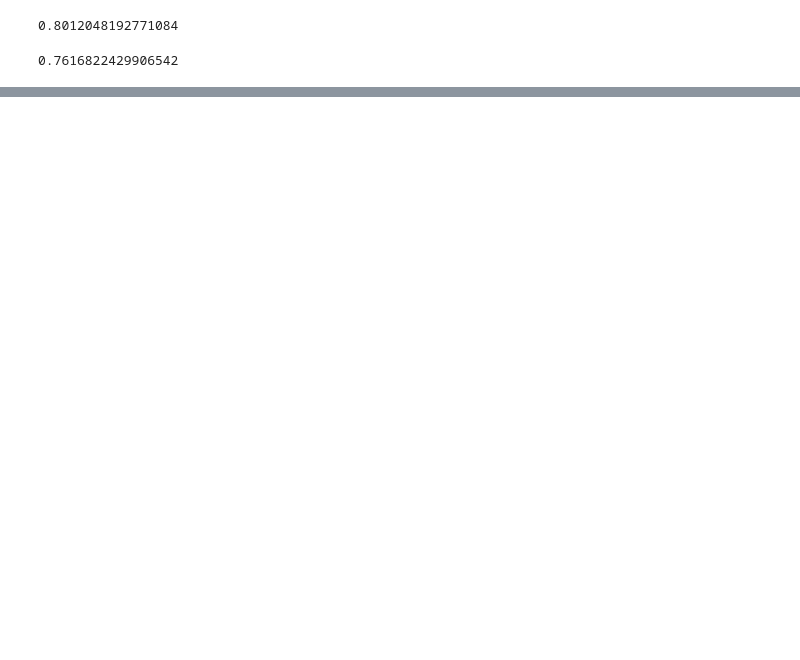
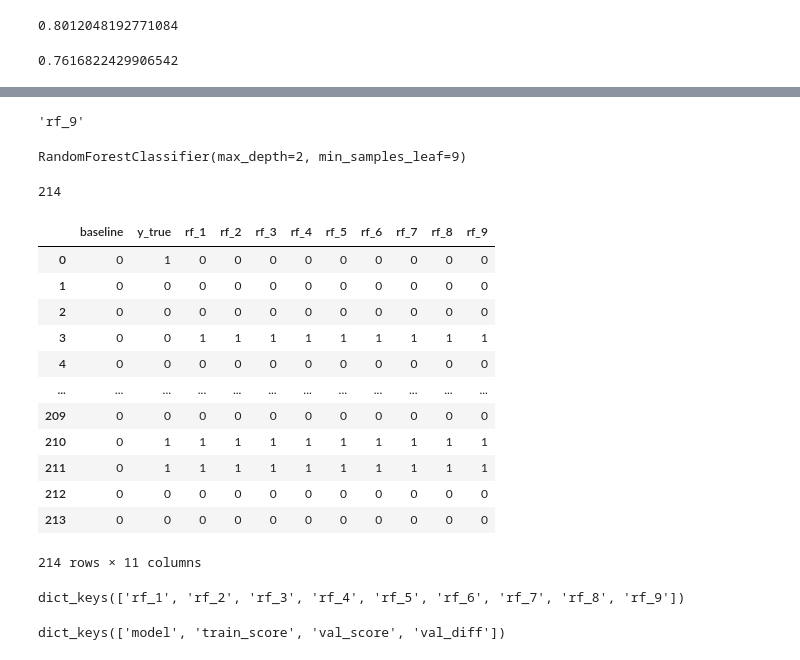
Before and after one commit to DHILL2123/Classification-Exercises, a Jupyter notebook: decision_tree & random_forest.ipynb, the cells around one changed output, grey strips where cells are left out. Cells and saved outputs as stored; diff of their text form; code cells hidden in the pictures; blank space fills up the shorter version.

```diff
--- a/decision_tree & random_forest.ipynb
+++ b/decision_tree & random_forest.ipynb
@@ -426,0 +540,22 @@ array=[1. 0. 0. 0. 0. 0. 1. 0. 1. 0. 0. 1. 1. 0. 0. 0. 0. 1. 1. 0. 0. 0. 1. 0.
+# %%
+# I perhaps would do the same thing I did before with a loop!
+rf_model_dict = {}
+for i in [pair for pair in zip(range(1,10),
+                                range(10,1,-1))]:
+    clf = RandomForestClassifier(min_samples_leaf=i[0],
+                                 max_depth=i[1])
+    clf.fit(train[X_cols], train[Y_cols])
+    # make a dictionary inside of my model_dictionary
+    rf_model_dict[f'rf_{i[0]}'] =  {}
+    # in the sub-dictionary:
+    # assign the model object
+    rf_model_dict[f'rf_{i[0]}']['model'] = clf
+    #assign the train score
+    rf_model_dict[f'rf_{i[0]}']['train_score'] = \
+    clf.score(train[X_cols], train[Y_cols])
+    # assign the validate score
+    rf_model_dict[f'rf_{i[0]}']['val_score'] = \
+    clf.score(X_val, Y_val)
+    # assign the validation dropoff
+    rf_model_dict[f'rf_{i[0]}']['val_diff'] = \
+    clf.score(train[X_cols], train[Y_cols]) - clf.score(X_val, Y_val)
@@ -426,0 +582,6 @@ array=[1. 0. 0. 0. 0. 0. 1. 0. 1. 0. 0. 1. 1. 0. 0. 0. 0. 1. 1. 0. 0. 0. 1. 0.
+# %%
+max_score = 0
+for model in rf_model_dict:
+    if rf_model_dict[model]['val_score'] > max_score:
+        max_score = rf_model_dict[model]['val_score']
+        model_name = model
@@ -426,0 +592,49 @@ array=[1. 0. 0. 0. 0. 0. 1. 0. 1. 0. 0. 1. 1. 0. 0. 0. 0. 1. 1. 0. 0. 0. 1. 0.
+# %%
+model
+# %% [output]
+'rf_9'
+# %%
+rf_model_dict['rf_9']['model']
+# %% [output]
+RandomForestClassifier(max_depth=2, min_samples_leaf=9)
+# %%
+len([0 for i in range(0, validate.shape[0])])
+# %% [output]
+214
+# %%
+# Prediction DataFrame!
+pred_df = pd.DataFrame(
+    {
+        'baseline': [0 for i in range(
+        0, validate.shape[0])],
+        'y_true': Y_val.values
+    }
+)
+# %%
+for model in rf_model_dict:
+    model_preds = rf_model_dict[model]['model'].predict(X_val)
+    pred_df[model] = model_preds
+# %%
+pred_df
+# %% [output]
+|  | baseline | y_true | rf_1 | rf_2 | rf_3 | rf_4 | rf_5 | rf_6 | rf_7 | rf_8 | rf_9 |
+| 0 | 0 | 1 | 0 | 0 | 0 | 0 | 0 | 0 | 0 | 0 | 0 |
+| 1 | 0 | 0 | 0 | 0 | 0 | 0 | 0 | 0 | 0 | 0 | 0 |
+| 2 | 0 | 0 | 0 | 0 | 0 | 0 | 0 | 0 | 0 | 0 | 0 |
+| 3 | 0 | 0 | 1 | 1 | 1 | 1 | 1 | 1 | 1 | 1 | 1 |
+| 4 | 0 | 0 | 0 | 0 | 0 | 0 | 0 | 0 | 0 | 0 | 0 |
+| ... | ... | ... | ... | ... | ... | ... | ... | ... | ... | ... | ... |
+| 209 | 0 | 0 | 0 | 0 | 0 | 0 | 0 | 0 | 0 | 0 | 0 |
+| 210 | 0 | 1 | 1 | 1 | 1 | 1 | 1 | 1 | 1 | 1 | 1 |
+| 211 | 0 | 1 | 1 | 1 | 1 | 1 | 1 | 1 | 1 | 1 | 1 |
+| 212 | 0 | 0 | 0 | 0 | 0 | 0 | 0 | 0 | 0 | 0 | 0 |
+| 213 | 0 | 0 | 0 | 0 | 0 | 0 | 0 | 0 | 0 | 0 | 0 |
+214 rows × 11 columns
+# %%
+rf_model_dict.keys()
+# %% [output]
+dict_keys(['rf_1', 'rf_2', 'rf_3', 'rf_4', 'rf_5', 'rf_6', 'rf_7', 'rf_8', 'rf_9'])
+# %%
+rf_model_dict['rf_1'].keys()
+# %% [output]
+dict_keys(['model', 'train_score', 'val_score', 'val_diff'])
```
Also changed, not shown: parts of 36 cells of this notebook, 1 other file.
